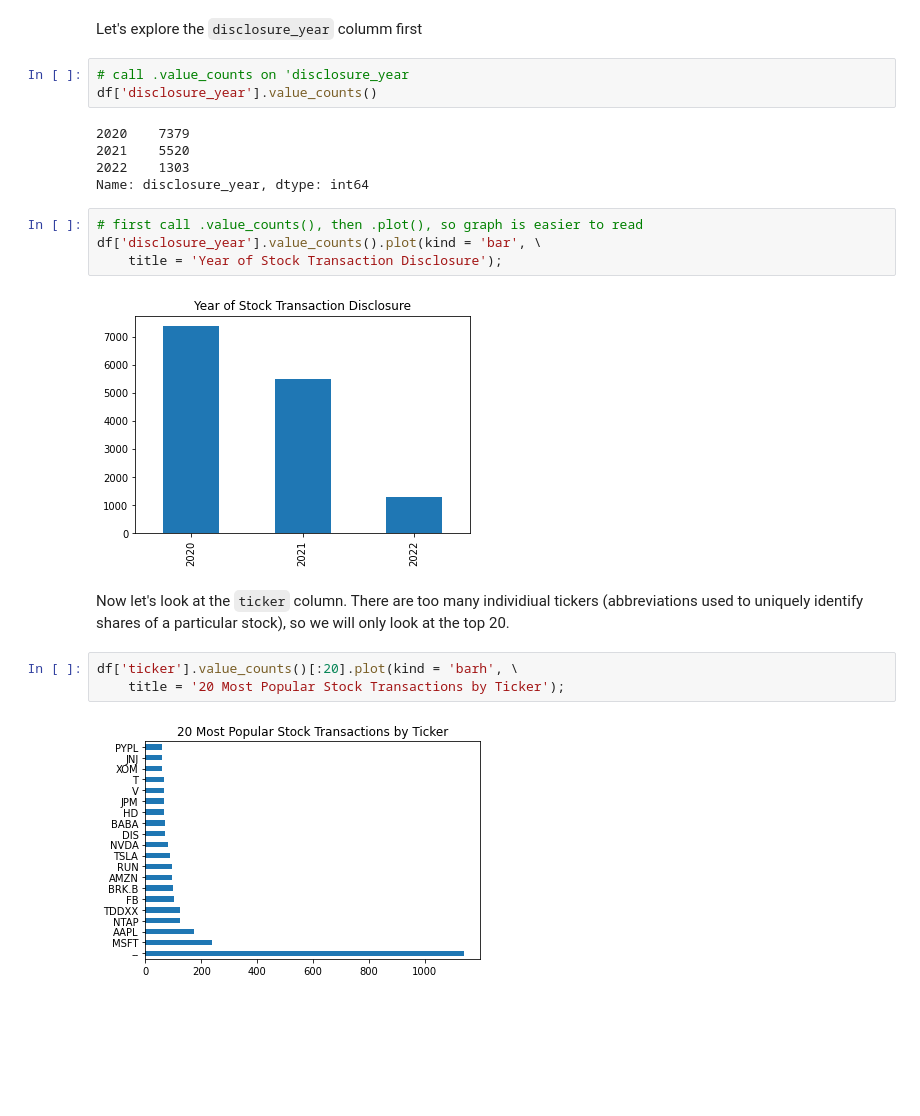
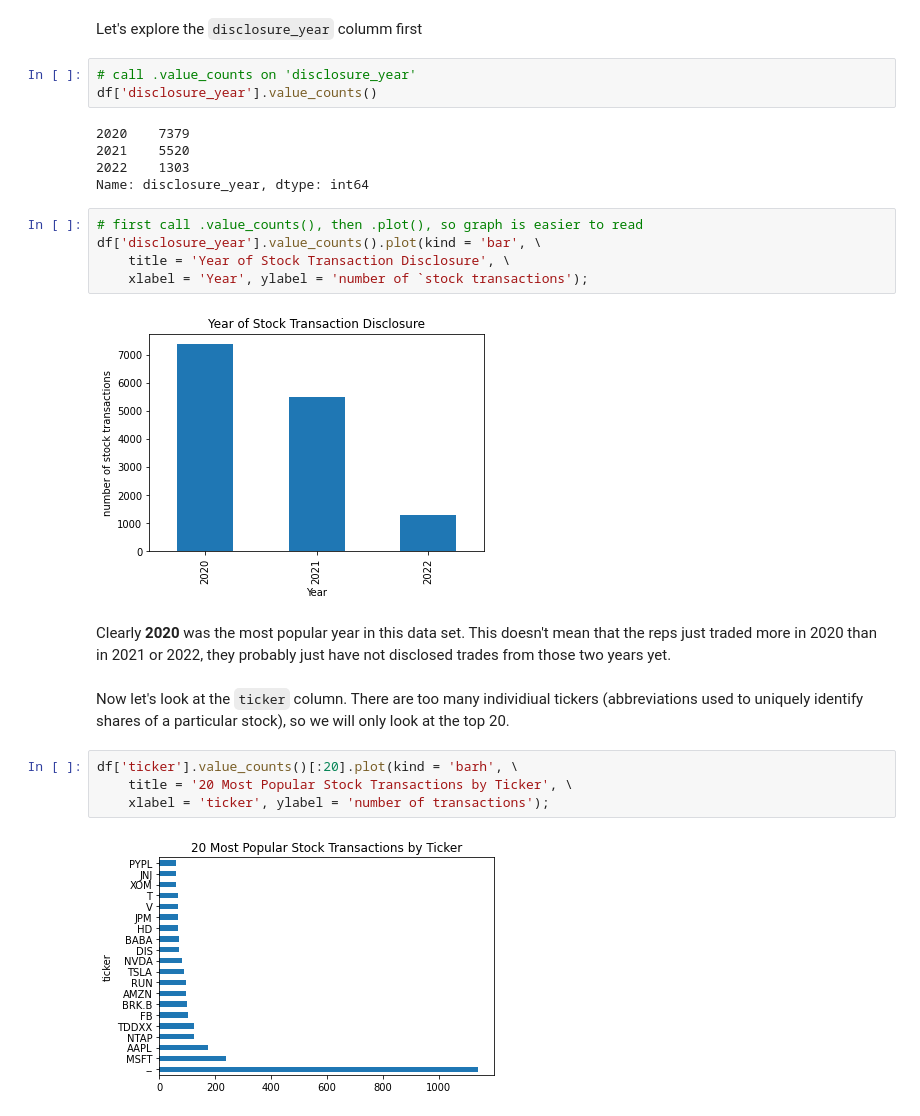
Before and after one commit to tharvipop/sussy-stock-trades, a Jupyter notebook: cleaning_and_eda.ipynb, the cells around one changed output. Drawn from its saved outputs; the diff is of its cells as text; blank space fills up the shorter version.

````diff
--- a/cleaning_and_eda.ipynb
+++ b/cleaning_and_eda.ipynb
@@ -82,7 +82,7 @@ We need to look at the distributions of relevant columns separately by using Dat
 # %% [markdown]
 Let's explore the ``disclosure_year`` columm first
 # %%
-# call .value_counts on 'disclosure_year
+# call .value_counts on 'disclosure_year'
 df['disclosure_year'].value_counts()
 # %% [output]
 2020    7379
@@ -92,16 +92,20 @@ Name: disclosure_year, dtype: int64
 # %%
 # first call .value_counts(), then .plot(), so graph is easier to read
 df['disclosure_year'].value_counts().plot(kind = 'bar', \
-    title = 'Year of Stock Transaction Disclosure');
+    title = 'Year of Stock Transaction Disclosure', \
+    xlabel = 'Year', ylabel = 'number of `stock transactions');
 # %% [output]
-[figure, old version]
+[figure, new version]
+# %% [markdown]
+Clearly **2020** was the most popular year in this data set. This doesn't mean that the reps just traded more in 2020 than in 2021 or 2022, they probably just have not disclosed trades from those two years yet.
 # %% [markdown]
 Now let's look at the ```ticker``` column. There are too many individiual tickers (abbreviations used to uniquely identify shares of a particular stock), so we will only look at the top 20.
 # %%
 df['ticker'].value_counts()[:20].plot(kind = 'barh', \
-    title = '20 Most Popular Stock Transactions by Ticker');
+    title = '20 Most Popular Stock Transactions by Ticker', \
+    xlabel = 'ticker', ylabel = 'number of transactions');
 # %% [output]
-[figure, old version]
+[figure, new version]
 # %% [markdown]
 Clearly, the most popular stock trades are in tech:
 * Microsoft
````
Also changed, not shown: parts of 8 cells of this notebook.
